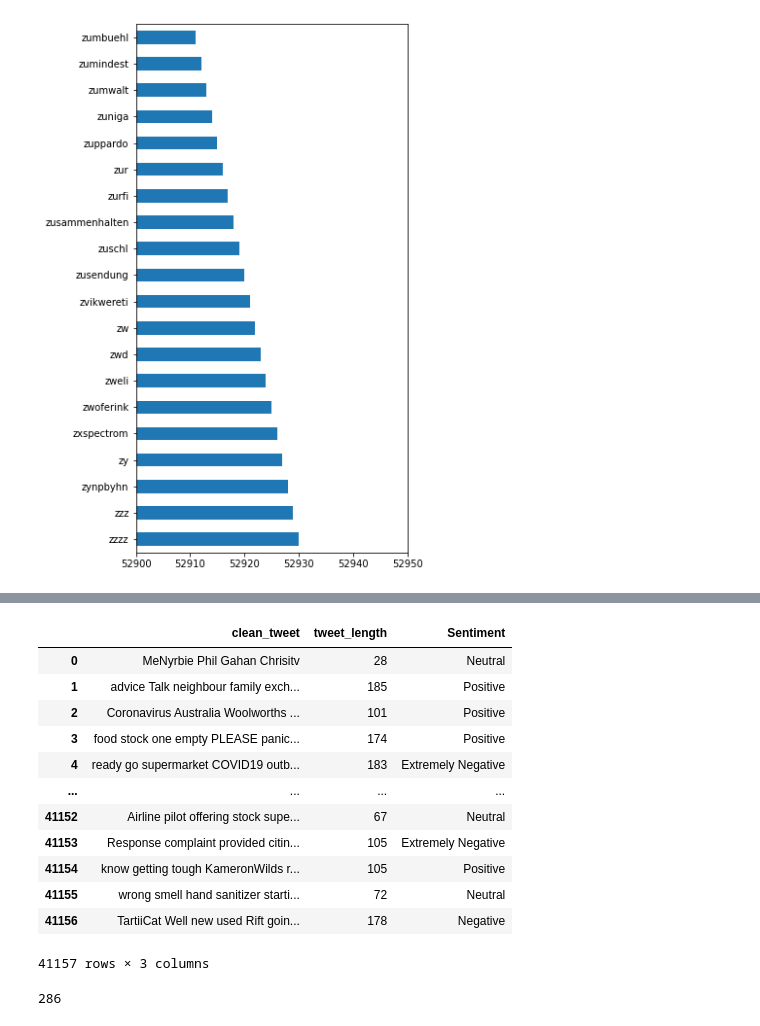
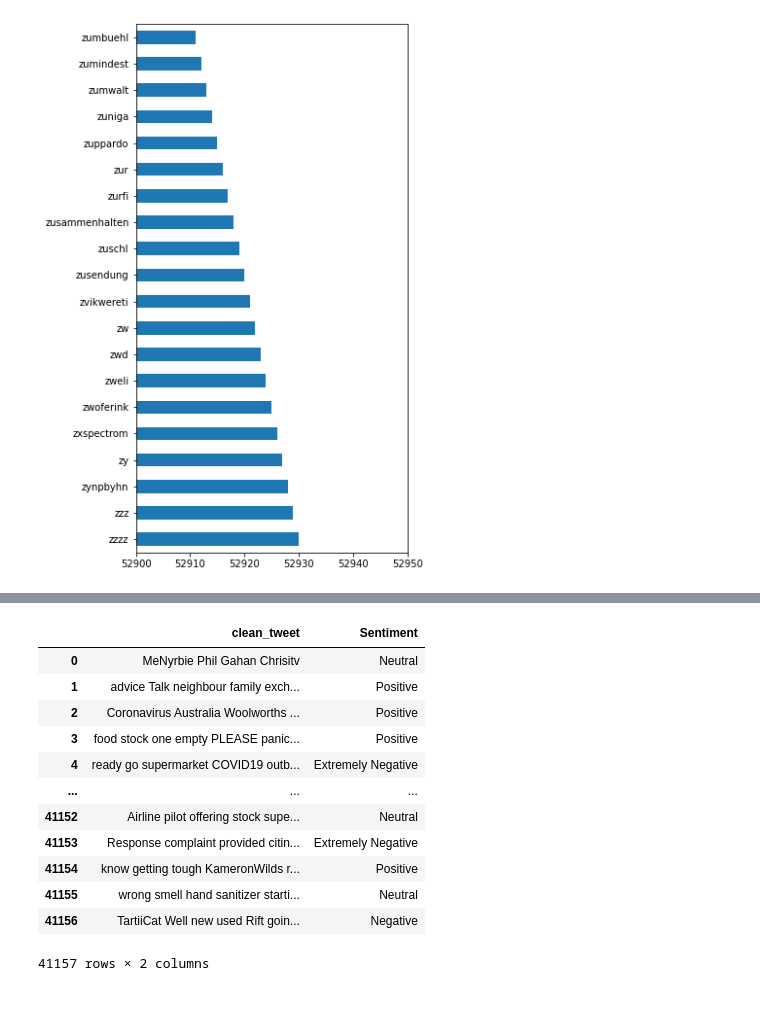
Before and after one commit to Nagasai122/Covid_sentiment_analysis, a Jupyter notebook: Covid_tweets_sentiment_analysis.ipynb, the cells around one changed output, grey strips where cells are left out. Cells and saved outputs as stored; diff of their text form; code cells hidden in the pictures.

```diff
--- a/Covid_tweets_sentiment_analysis.ipynb
+++ b/Covid_tweets_sentiment_analysis.ipynb
@@ -644,10 +644,3 @@ top_vocab.plot(kind='barh',figsize=(5,10),xlim=(52900,52950))
 # %% [output]
 <matplotlib.axes._subplots.AxesSubplot at 0x...>
 [figure]
-# %%
-def length (text):
-  return len(text)
-
-df['tweet_length']= df['clean_tweet'].apply(length)
-
-df.head()
@@ -661,25 +647,21 @@ df.head()
 # %%
-tw_df = df[['clean_tweet','tweet_length','Sentiment']]
+tw_df = df[['clean_tweet','Sentiment']]
 
 tw_df = tw_df.copy()
 
 tw_df
 # %% [output]
-|  | clean_tweet | tweet_length | Sentiment |
-| 0 | MeNyrbie Phil Gahan Chrisitv | 28 | Neutral |
-| 1 | advice Talk neighbour family exch... | 185 | Positive |
-| 2 | Coronavirus Australia Woolworths ... | 101 | Positive |
-| 3 | food stock one empty PLEASE panic... | 174 | Positive |
-| 4 | ready go supermarket COVID19 outb... | 183 | Extremely Negative |
-| ... | ... | ... | ... |
-| 41152 | Airline pilot offering stock supe... | 67 | Neutral |
-| 41153 | Response complaint provided citin... | 105 | Extremely Negative |
-| 41154 | know getting tough KameronWilds r... | 105 | Positive |
-| 41155 | wrong smell hand sanitizer starti... | 72 | Neutral |
-| 41156 | TartiiCat Well new used Rift goin... | 178 | Negative |
+|  | clean_tweet | Sentiment |
+| 0 | MeNyrbie Phil Gahan Chrisitv | Neutral |
+| 1 | advice Talk neighbour family exch... | Positive |
+| 2 | Coronavirus Australia Woolworths ... | Positive |
+| 3 | food stock one empty PLEASE panic... | Positive |
+| 4 | ready go supermarket COVID19 outb... | Extremely Negative |
+| ... | ... | ... |
+| 41152 | Airline pilot offering stock supe... | Neutral |
+| 41153 | Response complaint provided citin... | Extremely Negative |
+| 41154 | know getting tough KameronWilds r... | Positive |
+| 41155 | wrong smell hand sanitizer starti... | Neutral |
+| 41156 | TartiiCat Well new used Rift goin... | Negative |
-41157 rows × 3 columns
+41157 rows × 2 columns
-# %%
-max(tw_df['tweet_length'])
-# %% [output]
-286
 # %%
```
Also changed, not shown: parts of 22 cells of this notebook.
